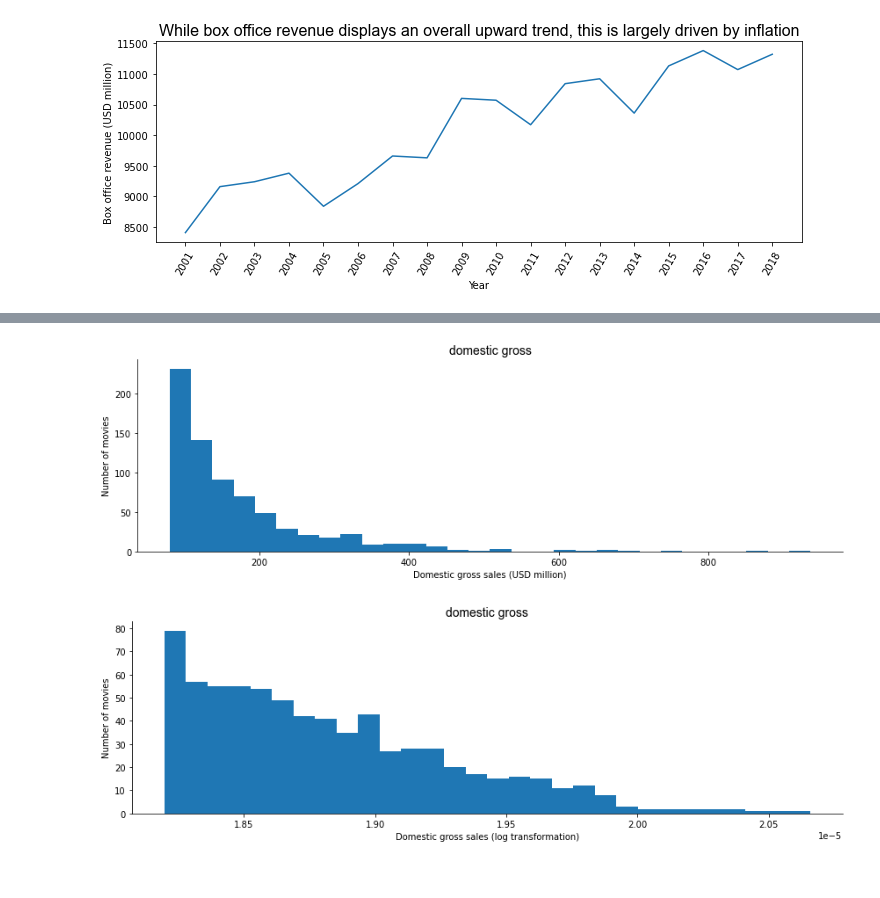
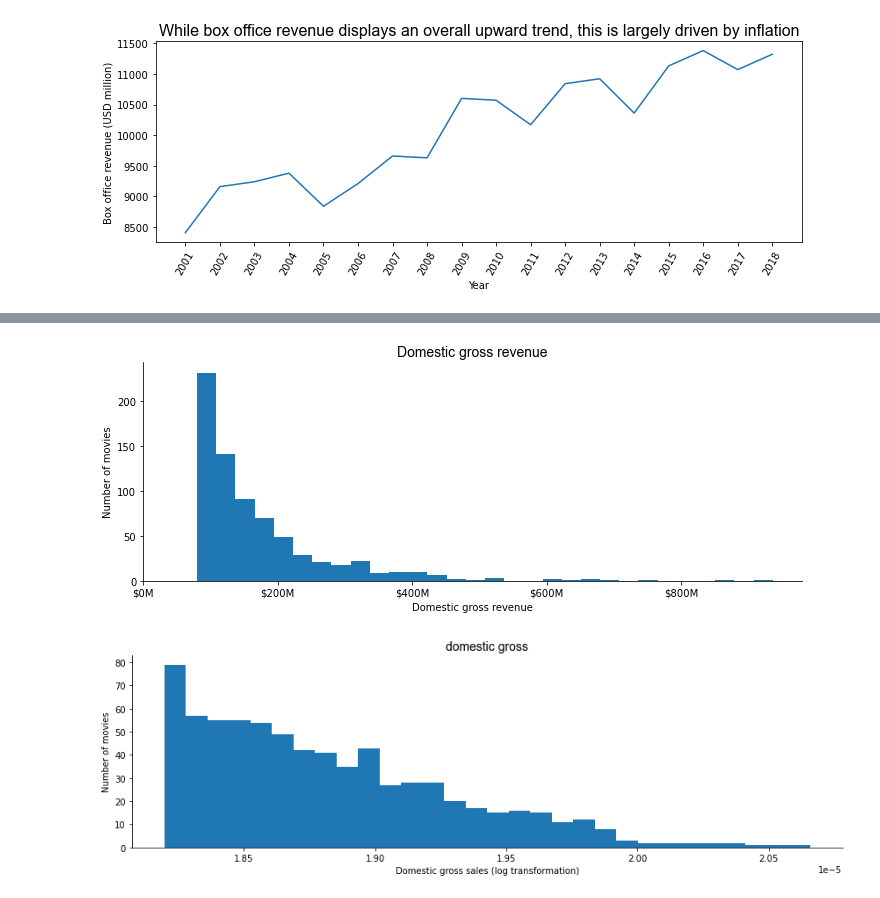
Before and after one commit to tawney-kirkland/02-luther, a Jupyter notebook: visualisation.ipynb, the cells around one changed output, grey strips where cells are left out. Saved outputs shown, nothing was run; the diff lists cells and outputs as text; code cells hidden in the pictures.

```diff
--- a/visualisation.ipynb
+++ b/visualisation.ipynb
@@ -150,29 +167,30 @@ df1
+# %%
+plt.figure(figsize=[10,4])
+plt.gca().spines['top'].set_visible(False)
+plt.gca().spines['right'].set_visible(False)
+plt.hist(df['domestic_gross'],bins=30)
+plt.title('Domestic gross revenue',family='arial',fontsize=14)
+plt.xticks(np.linspace(0,800000000,5), ['$0M','$200M','$400M','$600M','$800M'])
+plt.xlabel('Domestic gross revenue')
+plt.ylabel('Number of movies')
+
+plt.tight_layout()
+plt.savefig("domesticrevenue.svg")
+plt.show;
+# %% [output]
+[figure, added]
 # %%
 plt.figure(figsize=[12,4])
 plt.gca().spines['top'].set_visible(False)
 plt.gca().spines['right'].set_visible(False)
-plt.hist(df['domestic_gross']/1000000,bins=30)
+plt.hist(np.log(df['domestic_gross'])/1000000,bins=30)
 plt.title('domestic gross',family='arial',fontsize=14)
-plt.xlabel('Domestic gross sales (USD million)')
+
+plt.xlabel('Domestic gross sales (log transformation)')
 plt.ylabel('Number of movies')
 
 plt.tight_layout()
 plt.show;
 #plt.savefig("movie_budget_distribution.svg")
 # %% [output]
-[figure, old version]
+[figure, new version]
-# %%
-plt.figure(figsize=[12,4])
-plt.gca().spines['top'].set_visible(False)
-plt.gca().spines['right'].set_visible(False)
-plt.hist(np.log(df['domestic_gross'])/1000000,bins=30)
-plt.title('domestic gross',family='arial',fontsize=14)
-plt.tight_layout()
-plt.xlabel('Domestic gross sales (log transformation)')
-plt.ylabel('Number of movies')
-
-plt.tight_layout()
-plt.show;
-#plt.savefig("movie_budget_distribution.svg")
-# %% [output]
-[figure, removed]
```
Also changed, not shown: parts of 4 cells of this notebook.
